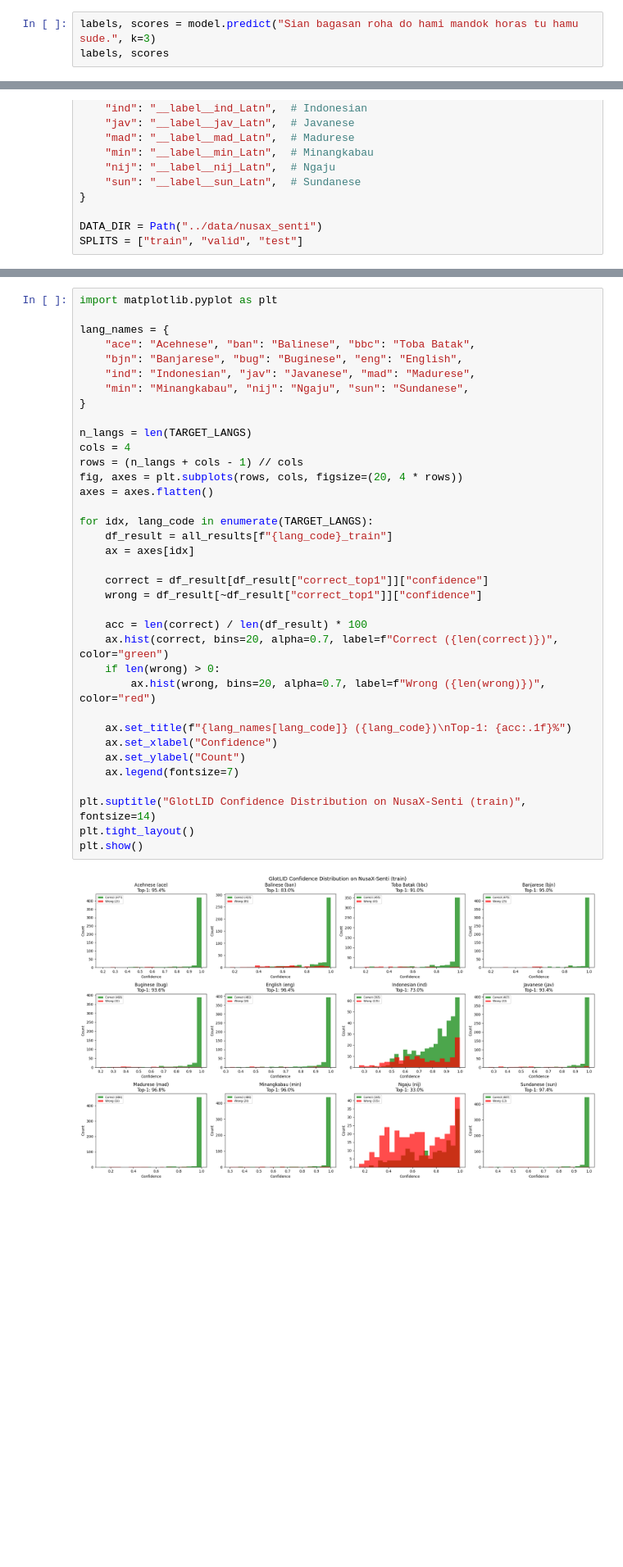
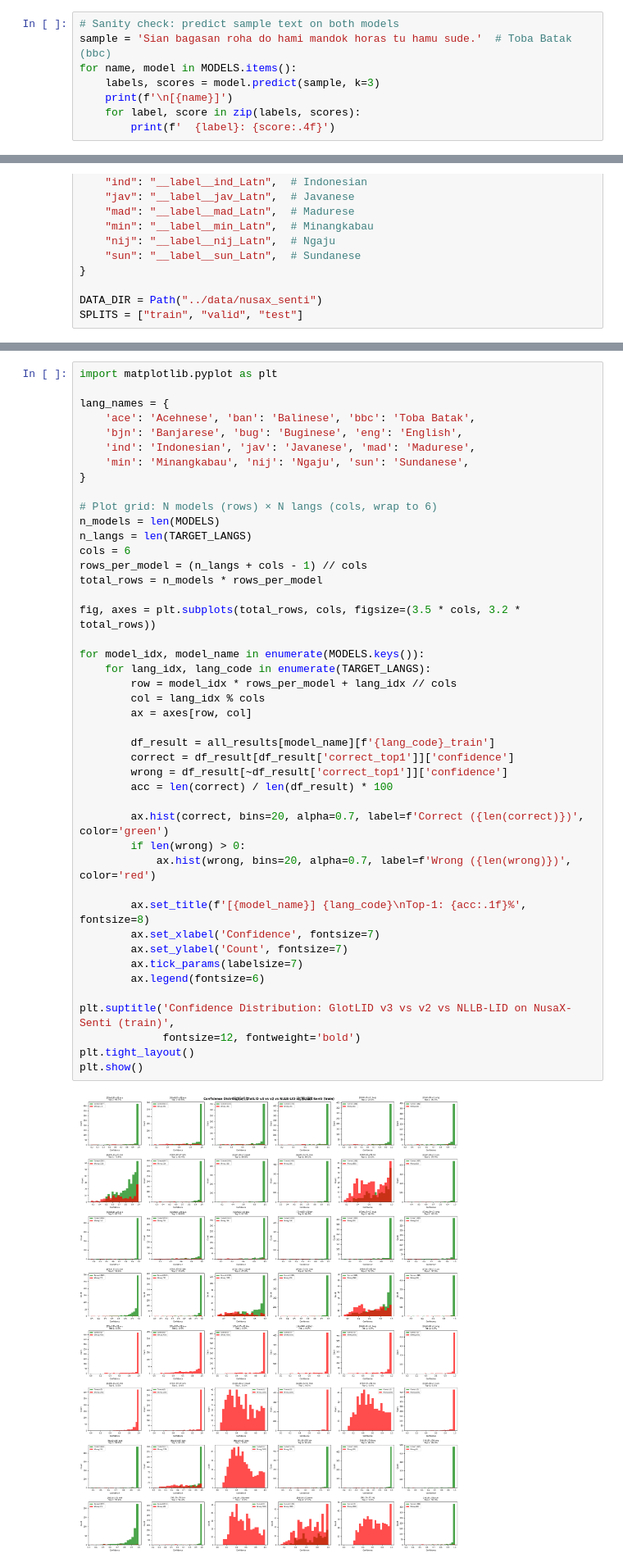
Before and after one commit to Michs224/MAGenerator, a Jupyter notebook: notebook/eval.ipynb, the cells around one changed output, grey strips where cells are left out. Shown at 82% size. Cells and saved outputs as stored; diff of their text form; blank space fills up the shorter version.

```diff
--- a/notebook/eval.ipynb
+++ b/notebook/eval.ipynb
@@ -46,4 +68,9 @@ Model downloaded to: C:\Users\micha\.cache\huggingface\hub\models--cis-lmu--glot
 # %%
-labels, scores = model.predict("Sian bagasan roha do hami mandok horas tu hamu sude.", k=3)
-labels, scores
+# Sanity check: predict sample text on both models
+sample = 'Sian bagasan roha do hami mandok horas tu hamu sude.'  # Toba Batak (bbc)
+for name, model in MODELS.items():
+    labels, scores = model.predict(sample, k=3)
+    print(f'\n[{name}]')
+    for label, score in zip(labels, scores):
+        print(f'  {label}: {score:.4f}')
 # %% [output]
@@ -279,38 +360,46 @@ dalam mengenali setiap bahasa. Ini membantu menentukan threshold yang tepat untu
 # %%
 import matplotlib.pyplot as plt
 
 lang_names = {
-    "ace": "Acehnese", "ban": "Balinese", "bbc": "Toba Batak",
-    "bjn": "Banjarese", "bug": "Buginese", "eng": "English",
-    "ind": "Indonesian", "jav": "Javanese", "mad": "Madurese",
-    "min": "Minangkabau", "nij": "Ngaju", "sun": "Sundanese",
+    'ace': 'Acehnese', 'ban': 'Balinese', 'bbc': 'Toba Batak',
+    'bjn': 'Banjarese', 'bug': 'Buginese', 'eng': 'English',
+    'ind': 'Indonesian', 'jav': 'Javanese', 'mad': 'Madurese',
+    'min': 'Minangkabau', 'nij': 'Ngaju', 'sun': 'Sundanese',
 }
 
+# Plot grid: N models (rows) × N langs (cols, wrap to 6)
+n_models = len(MODELS)
 n_langs = len(TARGET_LANGS)
-cols = 4
-rows = (n_langs + cols - 1) // cols
-fig, axes = plt.subplots(rows, cols, figsize=(20, 4 * rows))
-axes = axes.flatten()
+cols = 6
+rows_per_model = (n_langs + cols - 1) // cols
+total_rows = n_models * rows_per_model
 
-for idx, lang_code in enumerate(TARGET_LANGS):
-    df_result = all_results[f"{lang_code}_train"]
-    ax = axes[idx]
+fig, axes = plt.subplots(total_rows, cols, figsize=(3.5 * cols, 3.2 * total_rows))
 
-    correct = df_result[df_result["correct_top1"]]["confidence"]
-    wrong = df_result[~df_result["correct_top1"]]["confidence"]
+for model_idx, model_name in enumerate(MODELS.keys()):
+    for lang_idx, lang_code in enumerate(TARGET_LANGS):
+        row = model_idx * rows_per_model + lang_idx // cols
+        col = lang_idx % cols
+        ax = axes[row, col]
 
-    acc = len(correct) / len(df_result) * 100
-    ax.hist(correct, bins=20, alpha=0.7, label=f"Correct ({len(correct)})", color="green")
-    if len(wrong) > 0:
-        ax.hist(wrong, bins=20, alpha=0.7, label=f"Wrong ({len(wrong)})", color="red")
+        df_result = all_results[model_name][f'{lang_code}_train']
+        correct = df_result[df_result['correct_top1']]['confidence']
+        wrong = df_result[~df_result['correct_top1']]['confidence']
+        acc = len(correct) / len(df_result) * 100
 
-    ax.set_title(f"{lang_names[lang_code]} ({lang_code})\nTop-1: {acc:.1f}%")
-    ax.set_xlabel("Confidence")
-    ax.set_ylabel("Count")
-    ax.legend(fontsize=7)
+        ax.hist(correct, bins=20, alpha=0.7, label=f'Correct ({len(correct)})', color='green')
+        if len(wrong) > 0:
+            ax.hist(wrong, bins=20, alpha=0.7, label=f'Wrong ({len(wrong)})', color='red')
 
-plt.suptitle("GlotLID Confidence Distribution on NusaX-Senti (train)", fontsize=14)
+        ax.set_title(f'[{model_name}] {lang_code}\nTop-1: {acc:.1f}%', fontsize=8)
+        ax.set_xlabel('Confidence', fontsize=7)
+        ax.set_ylabel('Count', fontsize=7)
+        ax.tick_params(labelsize=7)
+        ax.legend(fontsize=6)
+
+plt.suptitle('Confidence Distribution: GlotLID v3 vs v2 vs NLLB-LID on NusaX-Senti (train)',
+             fontsize=12, fontweight='bold')
 plt.tight_layout()
 plt.show()
 # %% [output]
-[figure, old version]
+[figure, new version]
```
Also changed, not shown: parts of 10 cells of this notebook, 28 other files.
